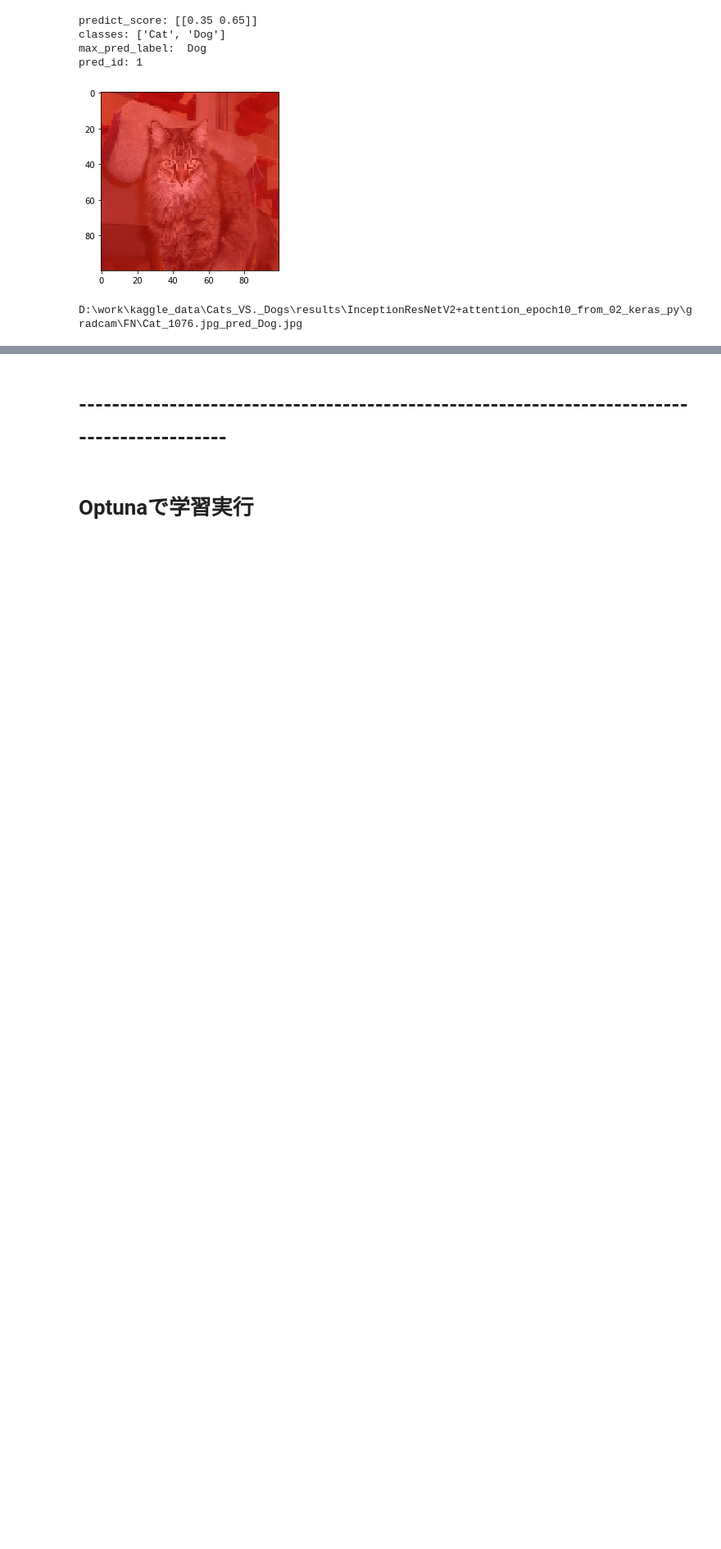
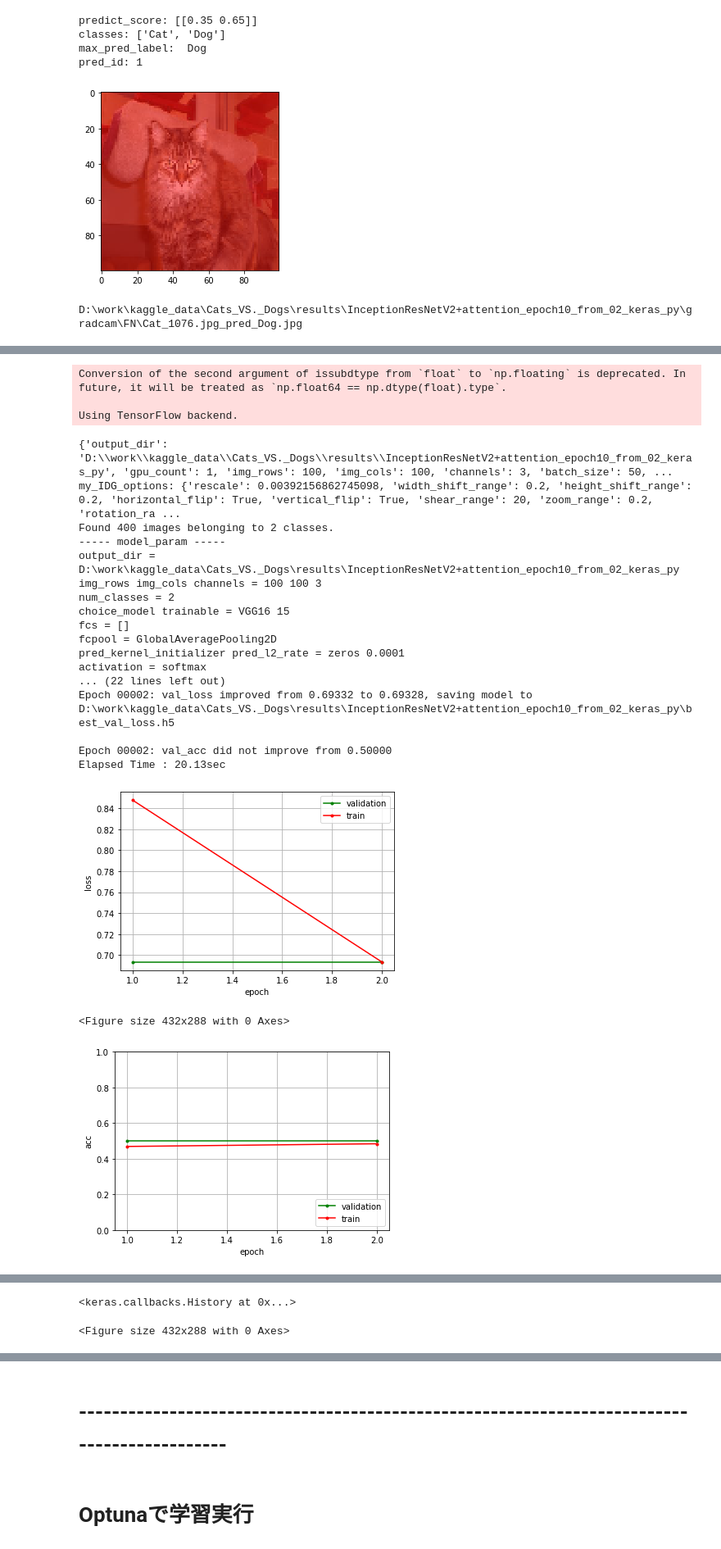
Before and after one commit to emmanuelol/02_keras_py, a Jupyter notebook: experiment/Cats_VS._Dogs_test.ipynb, the cells around one changed output, grey strips where cells are left out. Shown at 82% size. Drawn from its saved outputs; the diff is of its cells as text; code cells hidden in the pictures; blank space fills up the shorter version.

```diff
--- a/experiment/Cats_VS._Dogs_test.ipynb
+++ b/experiment/Cats_VS._Dogs_test.ipynb
@@ -978,0 +859,32 @@ Elapsed Time : 18.22sec
+# %%
+import os, sys
+sys.path.append(r'C:\Users\shingo\jupyter_notebook\tfgpu_py36_work\02_keras_py')
+import tmp
+
+args = tmp.get_class_fine_tuning_parameter_base()
+print(args)
+tmp.train_flow_from_directory(args)
+# %% [output]
+Conversion of the second argument of issubdtype from `float` to `np.floating` is deprecated. In future, it will be treated as `np.float64 == np.dtype(float).type`.
+
+Using TensorFlow backend.
+{'output_dir': 'D:\\work\\kaggle_data\\Cats_VS._Dogs\\results\\InceptionResNetV2+attention_epoch10_from_02_keras_py', 'gpu_count': 1, 'img_rows': 100, 'img_cols': 100, 'channels': 3, 'batch_size': 50, ...
+my_IDG_options: {'rescale': 0.00392156862745098, 'width_shift_range': 0.2, 'height_shift_range': 0.2, 'horizontal_flip': True, 'vertical_flip': True, 'shear_range': 20, 'zoom_range': 0.2, 'rotation_ra ...
+Found 400 images belonging to 2 classes.
+----- model_param -----
+output_dir = D:\work\kaggle_data\Cats_VS._Dogs\results\InceptionResNetV2+attention_epoch10_from_02_keras_py
+img_rows img_cols channels = 100 100 3
+num_classes = 2
+choice_model trainable = VGG16 15
+fcs = []
+fcpool = GlobalAveragePooling2D
+pred_kernel_initializer pred_l2_rate = zeros 0.0001
+activation = softmax
+... (22 lines left out)
+Epoch 00002: val_loss improved from 0.69332 to 0.69328, saving model to D:\work\kaggle_data\Cats_VS._Dogs\results\InceptionResNetV2+attention_epoch10_from_02_keras_py\best_val_loss.h5
+
+Epoch 00002: val_acc did not improve from 0.50000
+Elapsed Time : 20.13sec
+[figure, added]
+<Figure size 432x288 with 0 Axes>
+[figure, added]
@@ -978,0 +892,2 @@ Elapsed Time : 18.22sec
+<keras.callbacks.History at 0x...>
+<Figure size 432x288 with 0 Axes>
```
Also changed, not shown: parts of 5 cells of this notebook, 11 other files.
